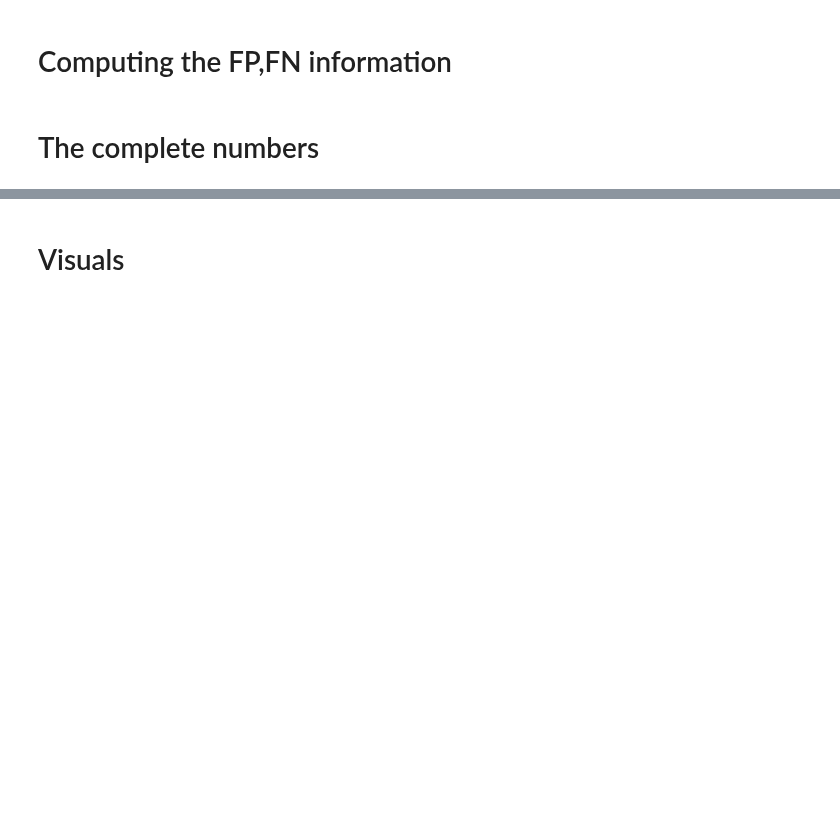
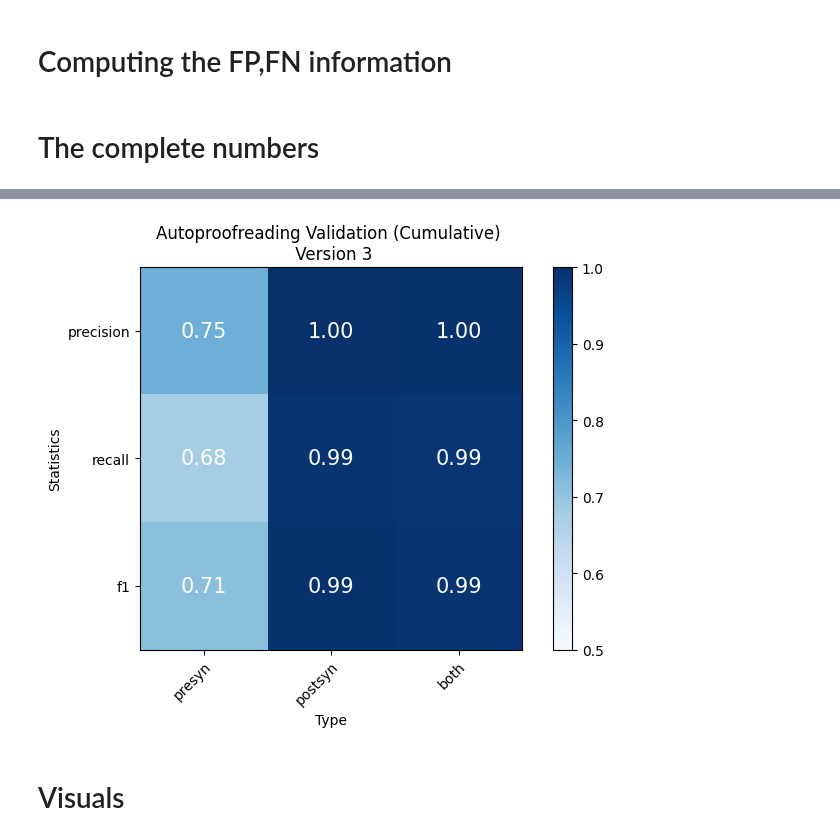
Before and after one commit to celiibrendan/neuron_mesh_tools, a Jupyter notebook: Auto_Proofreading/Validation_Testing/Allen_Proofread_Validation/Manually_Proofread_Cells_vp4.ipynb, the cells around one changed output, grey strips where cells are left out. Drawn from its saved outputs; the diff is of its cells as text; code cells hidden in the pictures; blank space fills up the shorter version.

```diff
--- a/Auto_Proofreading/Validation_Testing/Allen_Proofread_Validation/Manually_Proofread_Cells_vp4.ipynb
+++ b/Auto_Proofreading/Validation_Testing/Allen_Proofread_Validation/Manually_Proofread_Cells_vp4.ipynb
@@ -78,4 +89,5 @@ segment_ids = du.proofreading_stats_table(validation=True).fetch("segment_id")
 
 validation_dfs = [vu.synapse_validation_df_single_neuron(k,
                                         remove_presyn_on_dendrite = False,
-                        count_presyn_on_dendrite_as_correct = True,) for k in segment_ids]
+                        count_presyn_on_dendrite_as_correct = True,
+                                                        include_extension_synapse=False) for k in segment_ids]
@@ -120,7 +156,12 @@ total_score_df
 # %%
+import matplotlib as mpl
+mpl.rcParams.update(mpl.rcParamsDefault)
+
+
 vu.plot_scores(#need to order by
     score_df = total_score_df,
     synapse_types = ["presyn","postsyn","both"],
     score_types = ["precision","recall","f1"],
     y_label='Statistics',
     title = "Autoproofreading Validation (Cumulative) \n Version 3")
+# %% [output]
@@ -127,3 +170,4 @@ vu.plot_scores(#need to order by
+[figure, added]
 # %% [markdown]
 # Visuals
 # %% [markdown]
```
Also changed, not shown: parts of 7 cells of this notebook, 1 other file.
